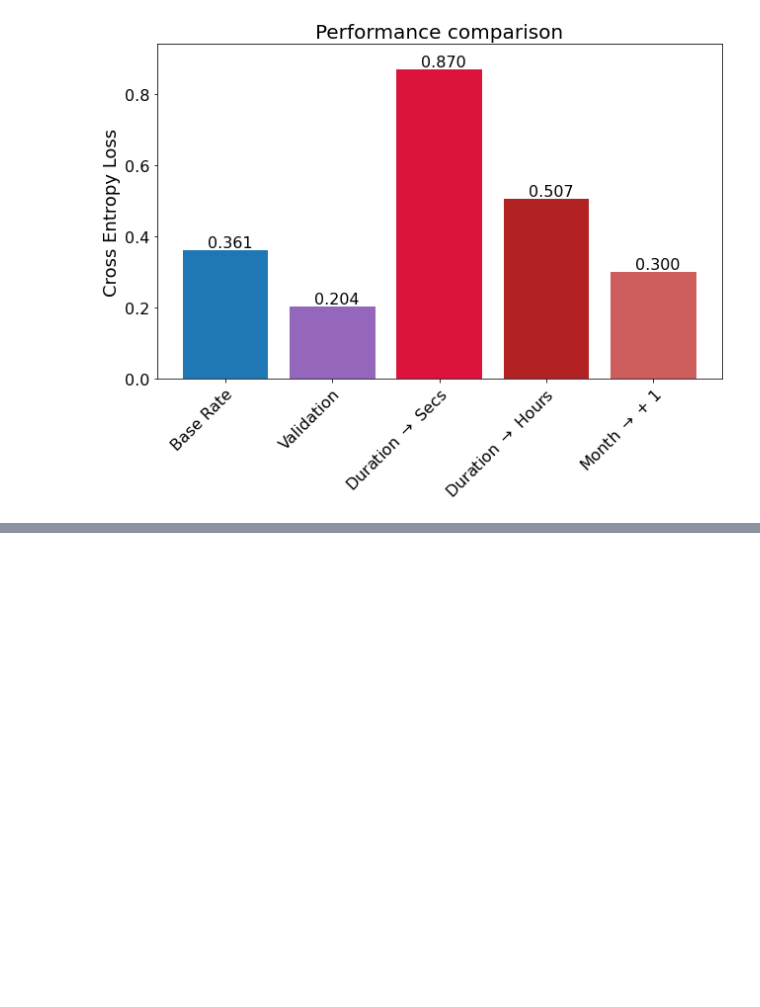
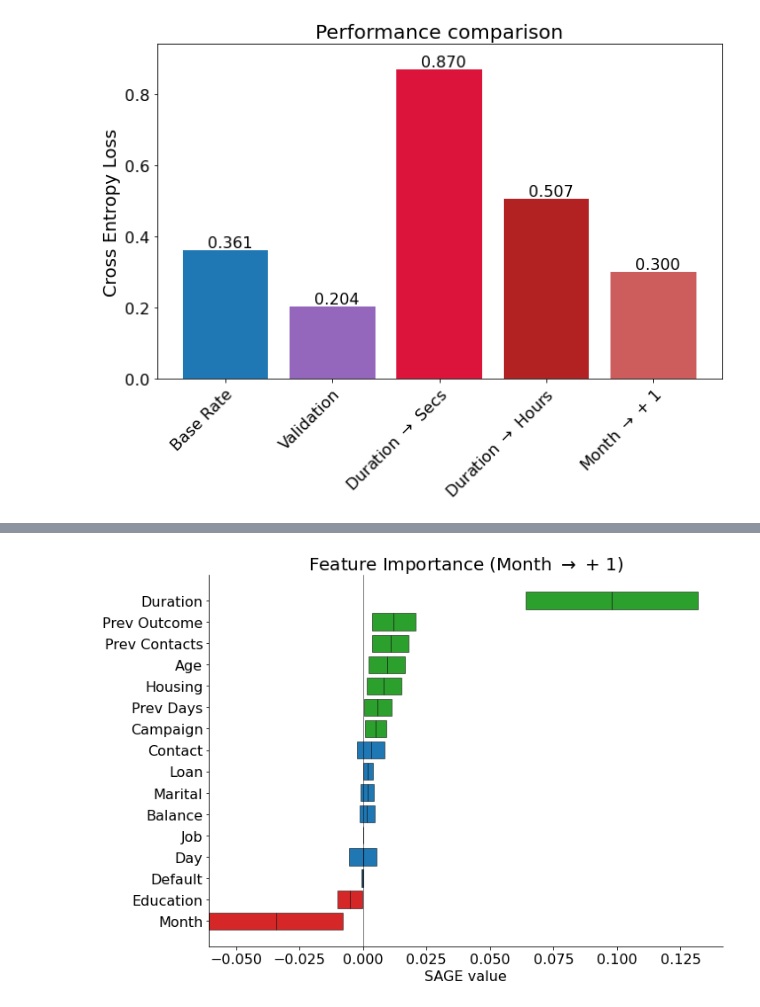
Before and after one commit to iancovert/sage, a Jupyter notebook: notebooks/bank.ipynb, the cells around one changed output, grey strips where cells are left out. Cells and saved outputs as stored; diff of their text form; code cells hidden in the pictures; blank space fills up the shorter version.

```diff
--- a/notebooks/bank.ipynb
+++ b/notebooks/bank.ipynb
@@ -171,0 +164,4 @@ sage_val.comparison(sage_month, ('Validation', r'Month $\rightarrow$ + 1'),
+# %%
+sage_month.plot_sign(feature_names, title=r'Feature Importance (Month $\rightarrow$ + 1)')
+# %% [output]
+[figure, added]
```
Also changed, not shown: parts of 10 cells of this notebook, 1 other file.
